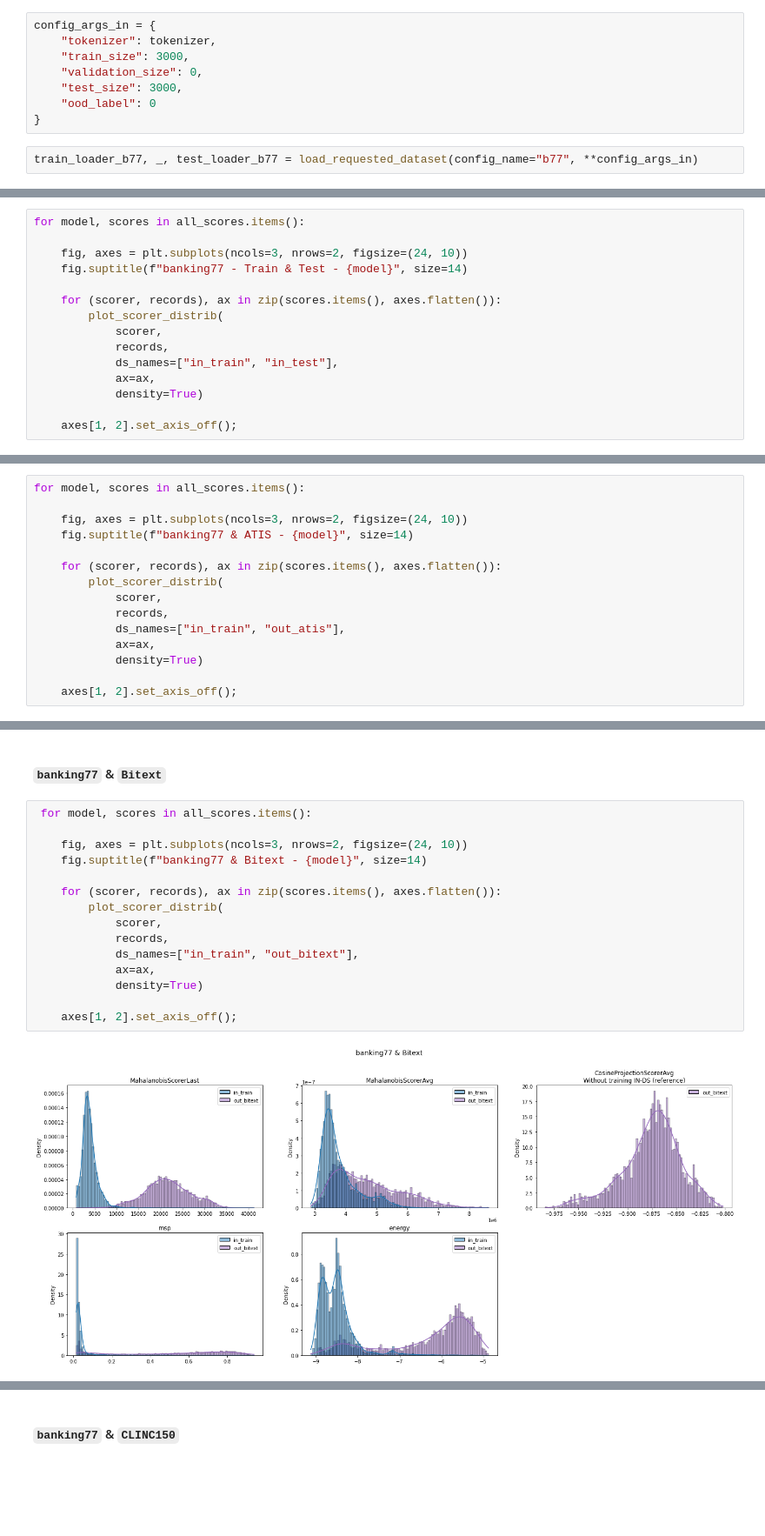
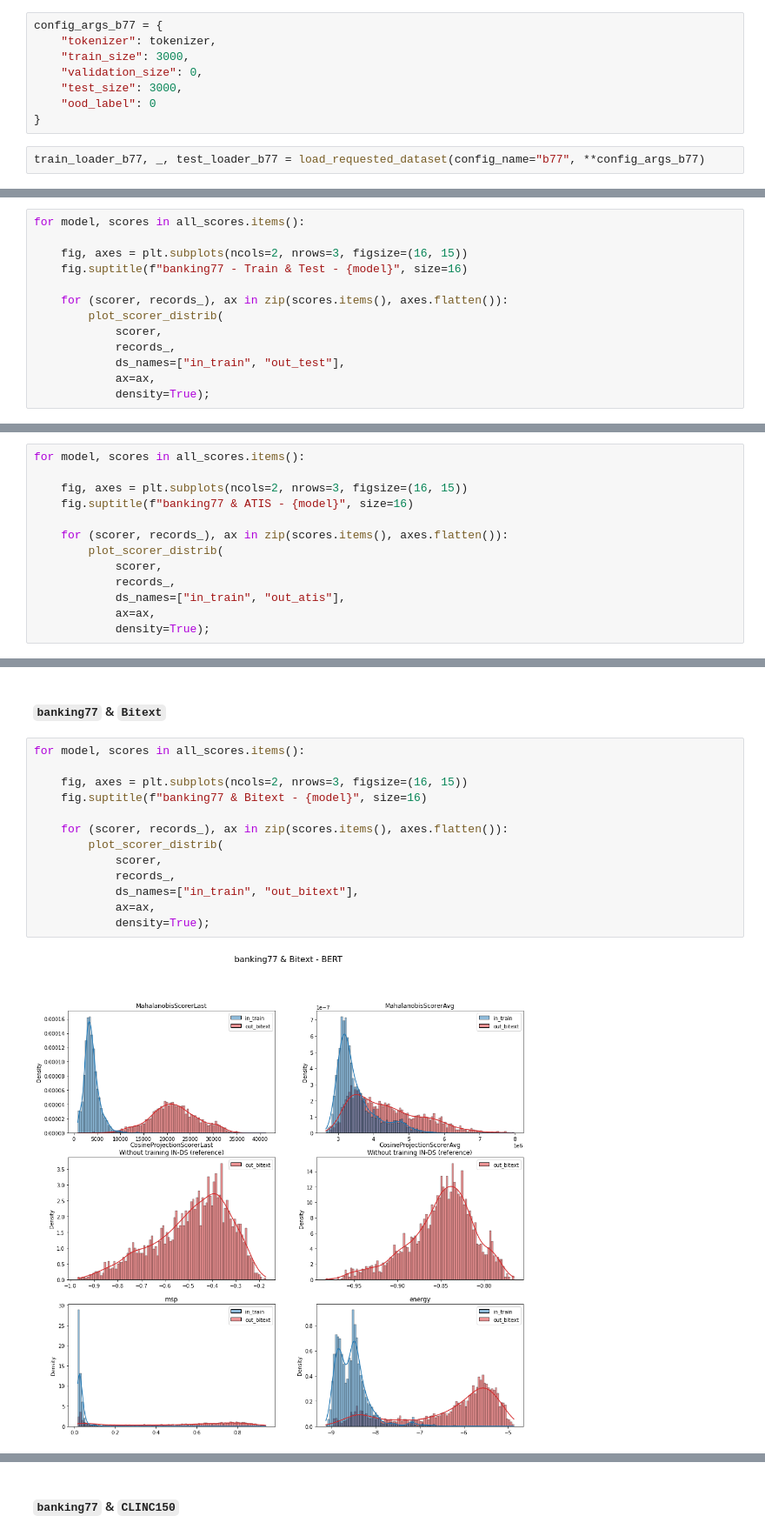
Before and after one commit to PeDiot/OOD-Detection-Intent-Classification, a Jupyter notebook: notebook.ipynb, the cells around one changed output, grey strips where cells are left out. Shown at 87% size. Saved outputs shown, nothing was run; the diff lists cells and outputs as text; blank space fills up the shorter version.

```diff
--- a/notebook.ipynb
+++ b/notebook.ipynb
@@ -284,5 +266,5 @@ Then, different OOD scoring functions $f(\mathrm{x}): \mathcal{X} \to \mathbb{R}
 # %%
-config_args_in = {
+config_args_b77 = {
     "tokenizer": tokenizer,
     "train_size": 3000,
     "validation_size": 0,
@@ -290,7 +272,7 @@ config_args_in = {
     "ood_label": 0
 }
 # %%
-train_loader_b77, _, test_loader_b77 = load_requested_dataset(config_name="b77", **config_args_in)
+train_loader_b77, _, test_loader_b77 = load_requested_dataset(config_name="b77", **config_args_b77)
 # %% [output]
 Downloading and preparing dataset banking77/default to /root/.cache/huggingface/datasets/banking77/default/1.1.0/ff44c4421d7e70aa810b0fa79d36908a38b87aff8125d002cd44f7fcd31f493c...
 Dataset banking77 downloaded and prepared to /root/.cache/huggingface/datasets/banking77/default/1.1.0/ff44c4421d7e70aa810b0fa79d36908a38b87aff8125d002cd44f7fcd31f493c. Subsequent calls will reuse thi ...
@@ -727,16 +604,14 @@ for model, scores in all_scores.items():
 # %%
 for model, scores in all_scores.items():
 
-    fig, axes = plt.subplots(ncols=3, nrows=2, figsize=(24, 10))
-    fig.suptitle(f"banking77 - Train & Test - {model}", size=14)
+    fig, axes = plt.subplots(ncols=2, nrows=3, figsize=(16, 15))
+    fig.suptitle(f"banking77 - Train & Test - {model}", size=16)
 
-    for (scorer, records), ax in zip(scores.items(), axes.flatten()):
+    for (scorer, records_), ax in zip(scores.items(), axes.flatten()):
         plot_scorer_distrib(
             scorer,
-            records,
-            ds_names=["in_train", "in_test"],
+            records_,
+            ds_names=["in_train", "out_test"],
             ax=ax,
-            density=True)
-
-    axes[1, 2].set_axis_off();
+            density=True);
 # %% [output]
@@ -747,16 +622,14 @@ for model, scores in all_scores.items():
 # %%
 for model, scores in all_scores.items():
 
-    fig, axes = plt.subplots(ncols=3, nrows=2, figsize=(24, 10))
-    fig.suptitle(f"banking77 & ATIS - {model}", size=14)
+    fig, axes = plt.subplots(ncols=2, nrows=3, figsize=(16, 15))
+    fig.suptitle(f"banking77 & ATIS - {model}", size=16)
 
-    for (scorer, records), ax in zip(scores.items(), axes.flatten()):
+    for (scorer, records_), ax in zip(scores.items(), axes.flatten()):
         plot_scorer_distrib(
             scorer,
-            records,
+            records_,
             ds_names=["in_train", "out_atis"],
             ax=ax,
-            density=True)
-
-    axes[1, 2].set_axis_off();
+            density=True);
 # %% [output]
@@ -764,19 +638,17 @@ for model, scores in all_scores.items():
 # %% [markdown]
 #### `banking77` & `Bitext`
 # %%
- for model, scores in all_scores.items():
+for model, scores in all_scores.items():
 
-    fig, axes = plt.subplots(ncols=3, nrows=2, figsize=(24, 10))
-    fig.suptitle(f"banking77 & Bitext - {model}", size=14)
+    fig, axes = plt.subplots(ncols=2, nrows=3, figsize=(16, 15))
+    fig.suptitle(f"banking77 & Bitext - {model}", size=16)
 
-    for (scorer, records), ax in zip(scores.items(), axes.flatten()):
+    for (scorer, records_), ax in zip(scores.items(), axes.flatten()):
         plot_scorer_distrib(
             scorer,
-            records,
+            records_,
             ds_names=["in_train", "out_bitext"],
             ax=ax,
-            density=True)
-
-    axes[1, 2].set_axis_off();
+            density=True);
 # %% [output]
-[figure, old version]
+[figure, new version]
```
Also changed, not shown: parts of 37 cells of this notebook.
